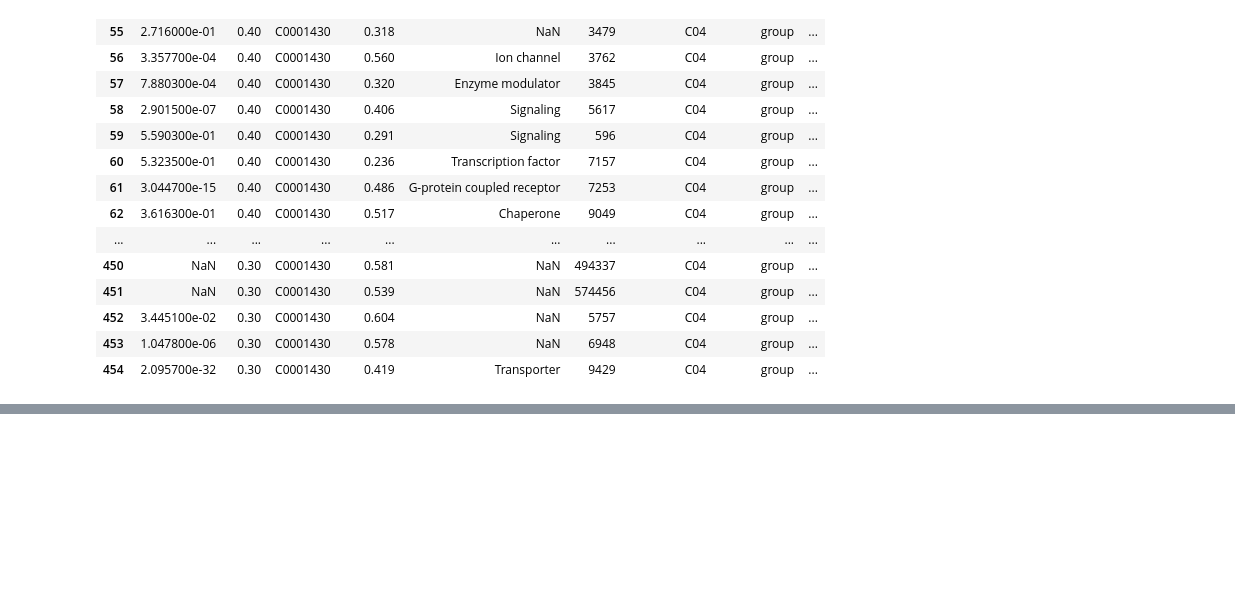
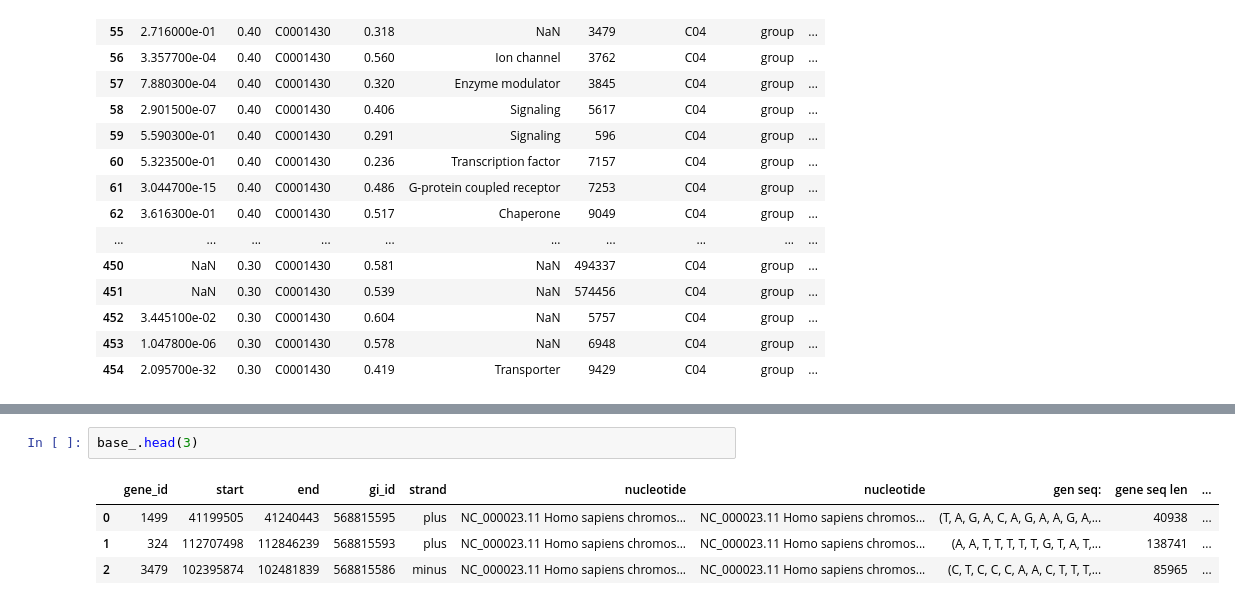
Before and after one commit to geekevgin/-Python, a Jupyter notebook: HW_1.ipynb, the cells around one changed output, grey strips where cells are left out. Drawn from its saved outputs; the diff is of its cells as text; blank space fills up the shorter version.

```diff
--- a/HW_1.ipynb
+++ b/HW_1.ipynb
@@ -140,0 +403,7 @@ des_6414
+# %%
+base_.head(3)
+# %% [output]
+|  | gene_id | start | end | gi_id | strand | nucleotide | nucleotide | gen seq: | gene seq len | ... |
+| 0 | 1499 | 41199505 | 41240443 | 568815595 | plus | NC_000023.11 Homo sapiens chromos... | NC_000023.11 Homo sapiens chromos... | (T, A, G, A, C, A, G, A, A, G, A,... | 40938 | ... |
+| 1 | 324 | 112707498 | 112846239 | 568815593 | plus | NC_000023.11 Homo sapiens chromos... | NC_000023.11 Homo sapiens chromos... | (A, A, T, T, T, T, T, G, T, A, T,... | 138741 | ... |
+| 2 | 3479 | 102395874 | 102481839 | 568815586 | minus | NC_000023.11 Homo sapiens chromos... | NC_000023.11 Homo sapiens chromos... | (C, T, C, C, C, A, A, C, T, T, T,... | 85965 | ... |
```
Also changed, not shown: parts of 30 cells of this notebook.
